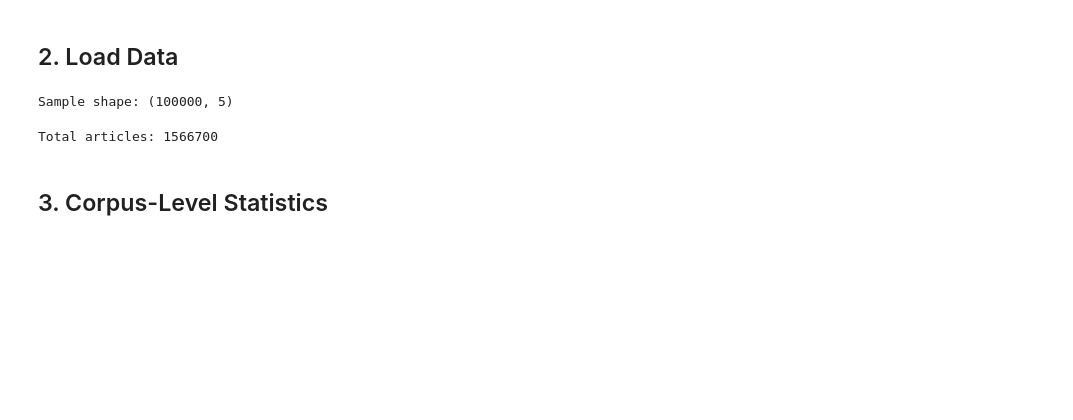
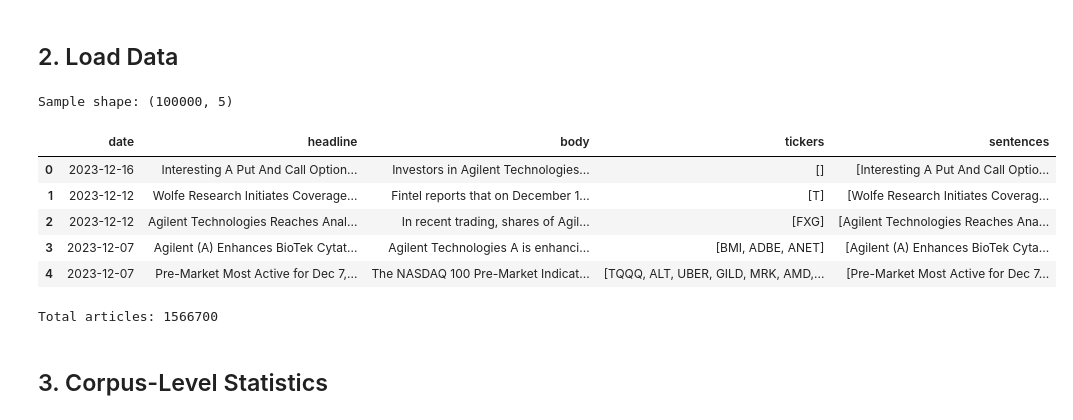
Before and after one commit to Roee104/NLP-financial-sentiment-analysis, a Jupyter notebook: notebooks/02_exploratory_analysis.ipynb, the cells around one changed output. Drawn from its saved outputs; the diff is of its cells as text; code cells hidden in the pictures; blank space fills up the shorter version.

```diff
--- a/notebooks/02_exploratory_analysis.ipynb
+++ b/notebooks/02_exploratory_analysis.ipynb
@@ -45,6 +41,15 @@ df = pd.DataFrame(records)
 print("Sample shape:", df.shape)
 # %% [output]
 Sample shape: (100000, 5)
+# %%
+df.head()
+# %% [output]
+|  | date | headline | body | tickers | sentences |
+| 0 | 2023-12-16 | Interesting A Put And Call Option... | Investors in Agilent Technologies... | [] | [Interesting A Put And Call Optio... |
+| 1 | 2023-12-12 | Wolfe Research Initiates Coverage... | Fintel reports that on December 1... | [T] | [Wolfe Research Initiates Coverag... |
+| 2 | 2023-12-12 | Agilent Technologies Reaches Anal... | In recent trading, shares of Agil... | [FXG] | [Agilent Technologies Reaches Ana... |
+| 3 | 2023-12-07 | Agilent (A) Enhances BioTek Cytat... | Agilent Technologies A is enhanci... | [BMI, ADBE, ANET] | [Agilent (A) Enhances BioTek Cyta... |
+| 4 | 2023-12-07 | Pre-Market Most Active for Dec 7,... | The NASDAQ 100 Pre-Market Indicat... | [TQQQ, ALT, UBER, GILD, MRK, AMD,... | [Pre-Market Most Active for Dec 7... |
 # %%
 # 2.2 Full‐set count
 total = sum(1 for _ in gzip.open("../data/news_cleaned.jsonl.gz","rt",encoding="utf-8"))
```
Also changed, not shown: parts of 2 cells of this notebook, 8 other files.
